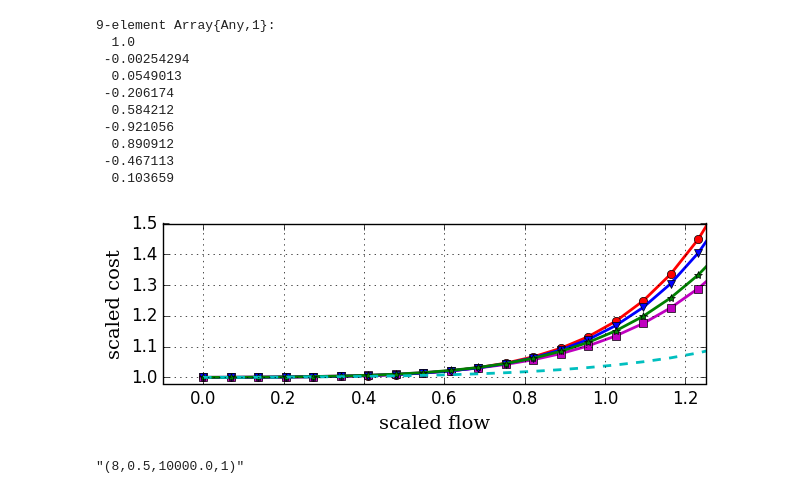
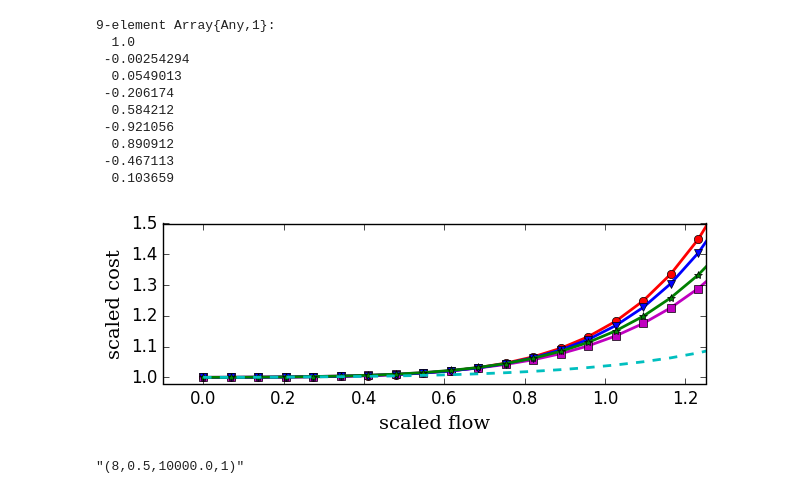
Before and after one commit to jingzbu/InverseVIsTraffic, a Jupyter notebook: 04_1_InverseVI_uni_class_cdc16/Plot_comparison_results_Apr.ipynb, the cells around one changed output. Cells and saved outputs as stored; diff of their text form; code cells hidden in the pictures.

Commit message:
update plots

```diff
--- a/04_1_InverseVI_uni_class_cdc16/Plot_comparison_results_Apr.ipynb
+++ b/04_1_InverseVI_uni_class_cdc16/Plot_comparison_results_Apr.ipynb
@@ -67,36 +67,36 @@ ys_Apr_AM = map(x->polyEval(coeffs_best_Apr_AM, x), xs)
 ys_Apr_MD = map(x->polyEval(coeffs_best_Apr_MD, x), xs)
 ys_Apr_PM = map(x->polyEval(coeffs_best_Apr_PM, x), xs)
 ys_Apr_NT = map(x->polyEval(coeffs_best_Apr_NT, x), xs)
 ys_Apr_weekend = map(x->polyEval(coeffs_best_Apr_weekend, x), xs)
 
 fig = figure(figsize=(7,2),)
 
 plot(xs, ys_Apr_AM, "o-r", label="AM", linewidth=2)
 plot(xs, ys_Apr_MD, "s-m", label="MD", linewidth=2)
 plot(xs, ys_Apr_PM, "v-b", label="PM", linewidth=2)
 plot(xs, ys_Apr_NT, "*-g", label="NT", linewidth=2)
-plot(xs, ys_Apr_weekend, "--c", label="WE", linewidth=2)
+plot(xs, ys_Apr_weekend, "--c", label="WD", linewidth=2)
 
 # legend(frameon=false, ncol=5, bbox_to_anchor=(0., 1.02, 1., .102), loc=3, mode="expand",
 # borderaxespad=0.2, numpoints=1)
 
-grid("on")
+# grid("on")
 xlim(-0.1, 1.25);
 ylim(0.98, 1.5);
 
 font1 = Dict("family"=>"serif","color"=>"k","weight"=>"normal","size"=>14)
 
 xlabel("scaled flow", fontdict=font1)
 ylabel("scaled cost", fontdict=font1)
 
 savefig("../temp_files/fitting_comparison_Apr.pdf")
 
 dire = "/home/jzh/Dropbox/Research/Data-driven_estimation_inverse_optimization/" *
 "MA_traffic_IEEE_special_issue_18/imag/"
 
 savefig(dire * "fitting_comparison_Apr.pdf", dpi=300, bbox_inches="tight")
 # %% [output]
-[figure, old version]
+[figure, new version]
 # %%
 cross_validation_best_key_Apr_AM
 # %% [output]
```
Also changed, not shown: 16 other files.
